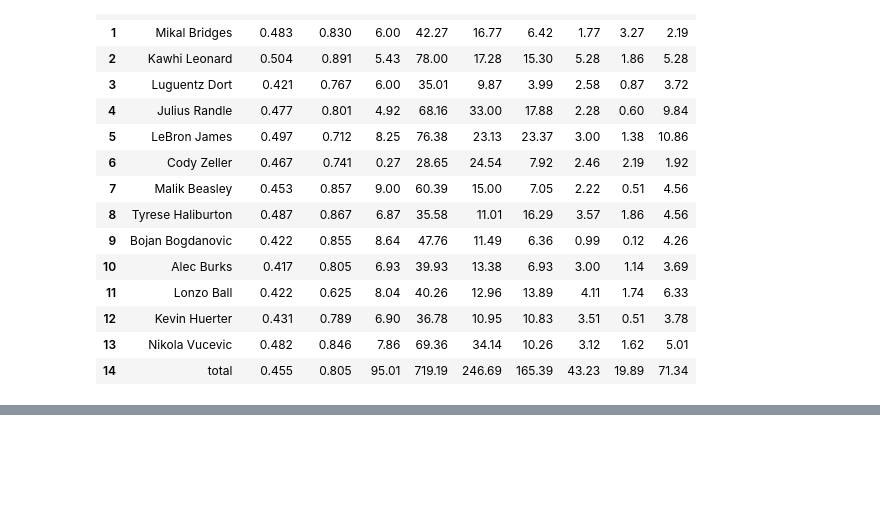
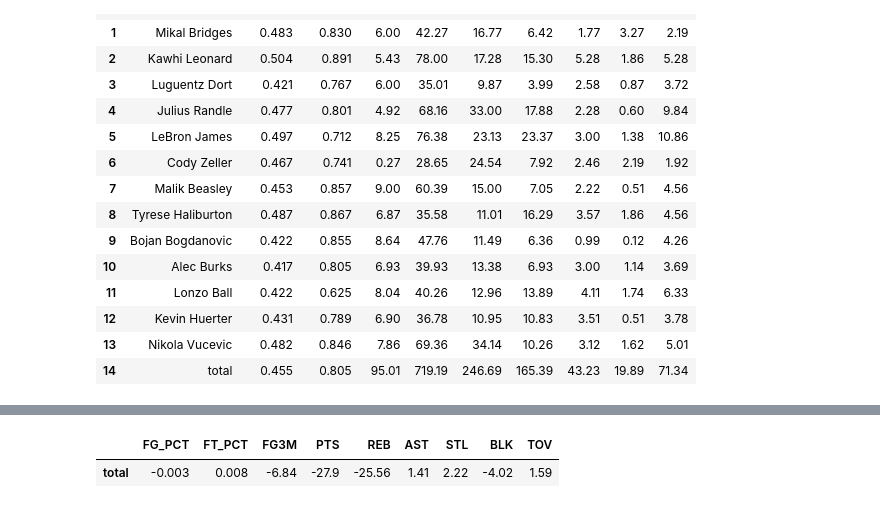
Before and after one commit to JaumeClave/waiver_wire_machine, a Jupyter notebook: notebooks/04_matchup_evaluator.ipynb, the cells around one changed output, grey strips where cells are left out. Saved outputs shown, nothing was run; the diff lists cells and outputs as text; code cells hidden in the pictures; blank space fills up the shorter version.

```diff
--- a/notebooks/04_matchup_evaluator.ipynb
+++ b/notebooks/04_matchup_evaluator.ipynb
@@ -1354,0 +1376,26 @@ applymap_color_and_format(total_difference_dataframe)
+# %%
+def weekly_matchup_evaluator(team1_dict, team2_dict, team1_9cat_average_stats_data=None,
+                             team2_9cat_average_stats_data=None, week="next", season=2020):
+    """
+
+    """
+    team1_roster_dataframe_with_total = get_teams_weekly_predicted_stats_pipeline(
+        team1_dict, week=week, season=season,
+        team_9cat_average_stats_data=team1_9cat_average_stats_data)
+    team2_roster_dataframe_with_total = get_teams_weekly_predicted_stats_pipeline(
+        team2_dict, week=week, season=season,
+        team_9cat_average_stats_data=team2_9cat_average_stats_data)
+    team1_total_row_dataframe, team1_total_row_dataframe_no_name = get_filtered_total_row\
+        (team1_roster_dataframe_with_total, team1_dict)
+    team2_total_row_dataframe, team2_total_row_dataframe_no_name = get_filtered_total_row\
+        (team2_roster_dataframe_with_total, team2_dict)
+    team1_total_row_dataframe_no_name = columns_to_dtype_float(team1_total_row_dataframe_no_name)
+    team2_total_row_dataframe_no_name = columns_to_dtype_float(team2_total_row_dataframe_no_name)
+    total_difference_dataframe = team1_total_row_dataframe_no_name.subtract\
+        (team2_total_row_dataframe_no_name)
+    total_difference_dataframe_colored = applymap_color_and_format(total_difference_dataframe)
+    return total_difference_dataframe, total_difference_dataframe_colored
+# %%
+total_difference_dataframe, total_difference_dataframe_colored = weekly_matchup_evaluator(
+    af.NUNN_OF_YALL_BETTA, af.MAGICS_JOHNSON, team1_9cat_average_stats_data=None,
+    team2_9cat_average_stats_data=None, week="current", season=2020)
@@ -1354,0 +1420,5 @@ applymap_color_and_format(total_difference_dataframe)
+# %%
+total_difference_dataframe
+# %% [output]
+|  | FG_PCT | FT_PCT | FG3M | PTS | REB | AST | STL | BLK | TOV |
+| total | -0.003 | 0.008 | -6.84 | -27.9 | -25.56 | 1.41 | 2.22 | -4.02 | 1.59 |
```
Also changed, not shown: parts of 6 cells of this notebook, 1 other file.
